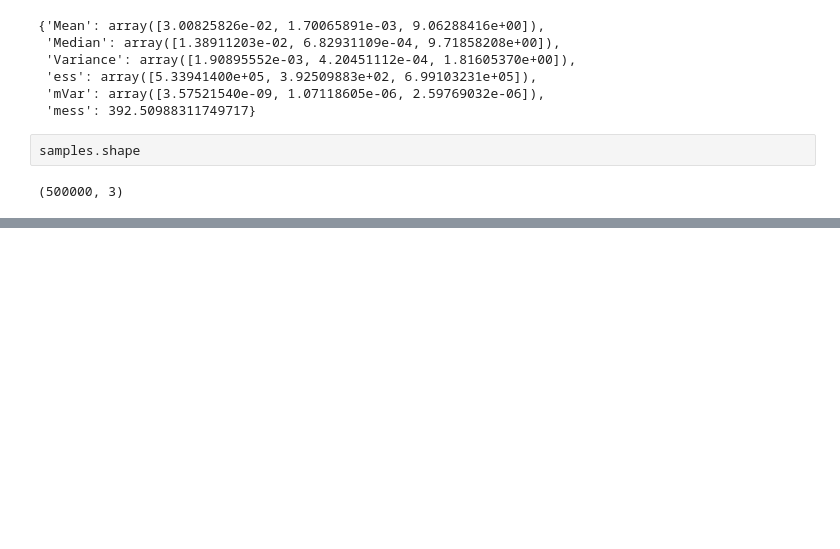
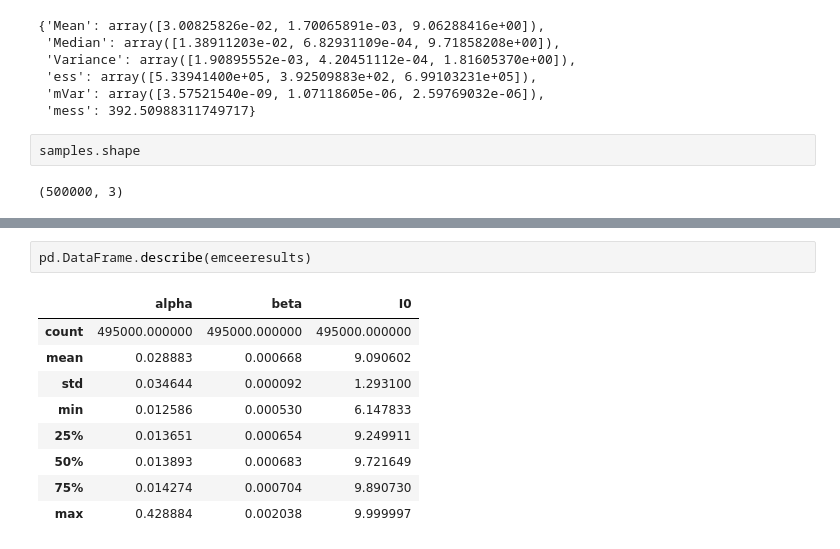
Before and after one commit to jear2412/Poster, a Jupyter notebook: BlackPlague-SIR.ipynb, the cells around one changed output, grey strips where cells are left out. Cells and saved outputs as stored; diff of their text form; blank space fills up the shorter version.

```diff
--- a/BlackPlague-SIR.ipynb
+++ b/BlackPlague-SIR.ipynb
@@ -514,0 +546,12 @@ samples.shape
+# %%
+pd.DataFrame.describe(emceeresults)
+# %% [output]
+|  | alpha | beta | I0 |
+| count | 495000.000000 | 495000.000000 | 495000.000000 |
+| mean | 0.028883 | 0.000668 | 9.090602 |
+| std | 0.034644 | 0.000092 | 1.293100 |
+| min | 0.012586 | 0.000530 | 6.147833 |
+| 25% | 0.013651 | 0.000654 | 9.249911 |
+| 50% | 0.013893 | 0.000683 | 9.721649 |
+| 75% | 0.014274 | 0.000704 | 9.890730 |
+| max | 0.428884 | 0.002038 | 9.999997 |
```
Also changed, not shown: parts of 8 cells of this notebook.
